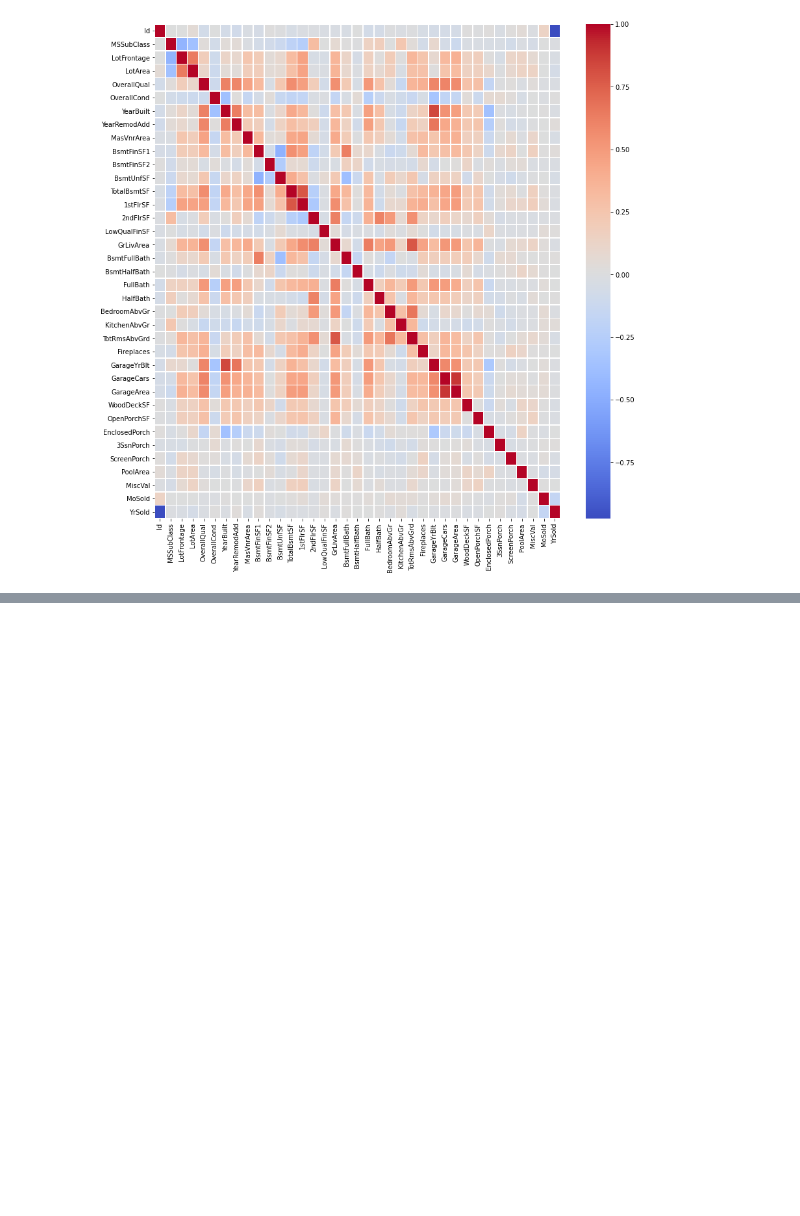
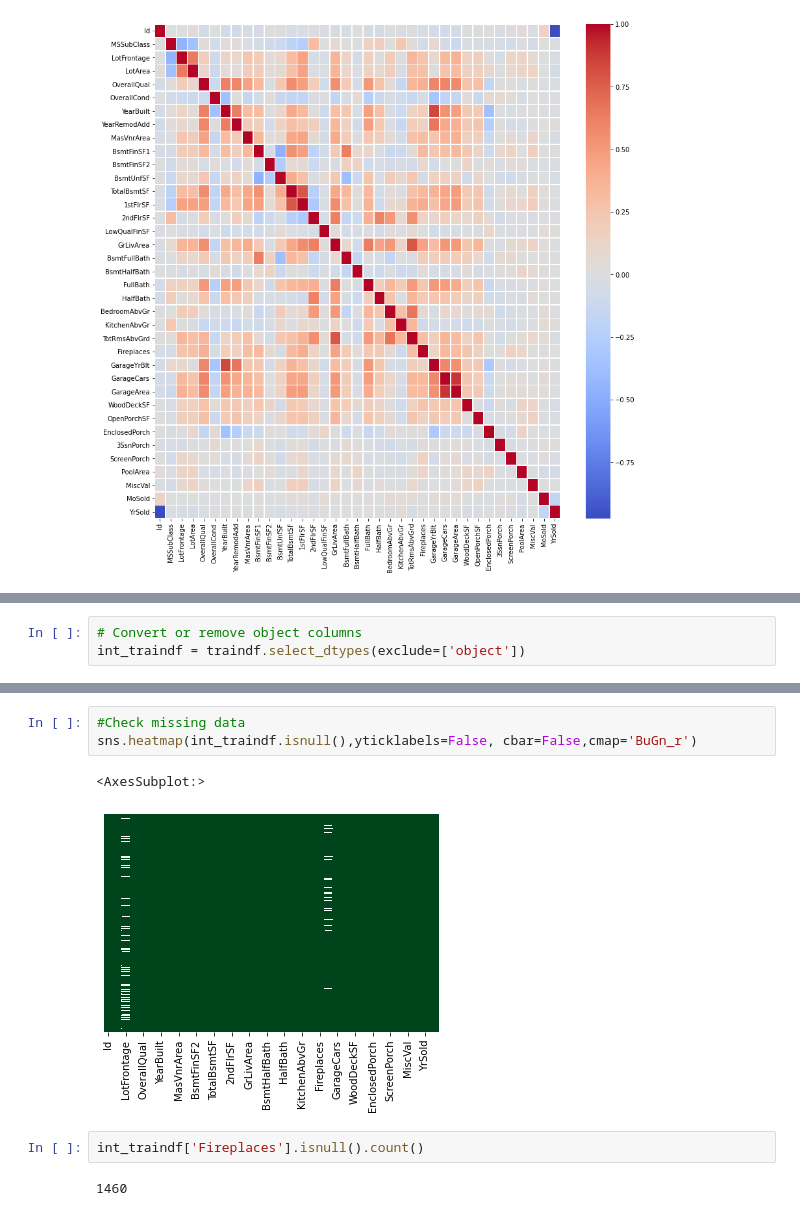
Before and after one commit to HunterKane/Predicting-Housing-Prices---Kaggle-Competition, a Jupyter notebook: house-prices-advanced-regression-techniques/Predicting House Prices - Kaggle Competition.ipynb, the cells around one changed output, grey strips where cells are left out. Drawn from its saved outputs; the diff is of its cells as text; blank space fills up the shorter version.

Commit message:
Completed Linear Regression Model
- EDA
- Cleaned Data
- Fitted model
- Check Coeff
- Regression evaluations metrics

```diff
--- a/house-prices-advanced-regression-techniques/Predicting House Prices - Kaggle Competition.ipynb
+++ b/house-prices-advanced-regression-techniques/Predicting House Prices - Kaggle Competition.ipynb
@@ -158,0 +180,3 @@ sns.heatmap(testdf.corr(), linewidths=.5, ax=ax, cmap= 'coolwarm')
+# %%
+# Convert or remove object columns
+int_traindf = traindf.select_dtypes(exclude=['object'])
@@ -158,0 +199,10 @@ sns.heatmap(testdf.corr(), linewidths=.5, ax=ax, cmap= 'coolwarm')
+# %%
+#Check missing data
+sns.heatmap(int_traindf.isnull(),yticklabels=False, cbar=False,cmap='BuGn_r')
+# %% [output]
+<AxesSubplot:>
+[figure, added]
+# %%
+int_traindf['Fireplaces'].isnull().count()
+# %% [output]
+1460
```
Also changed, not shown: parts of 31 cells of this notebook.
